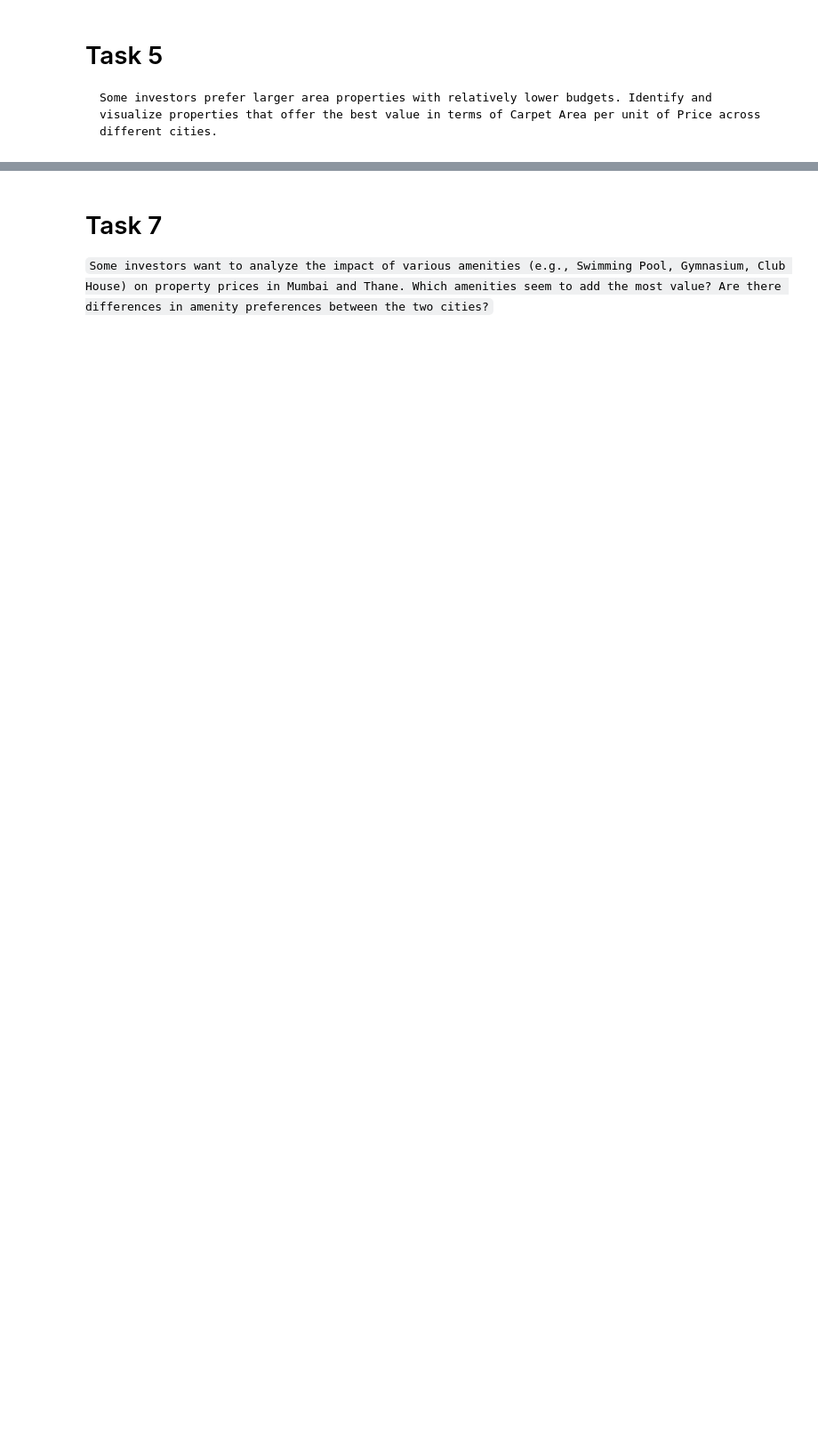
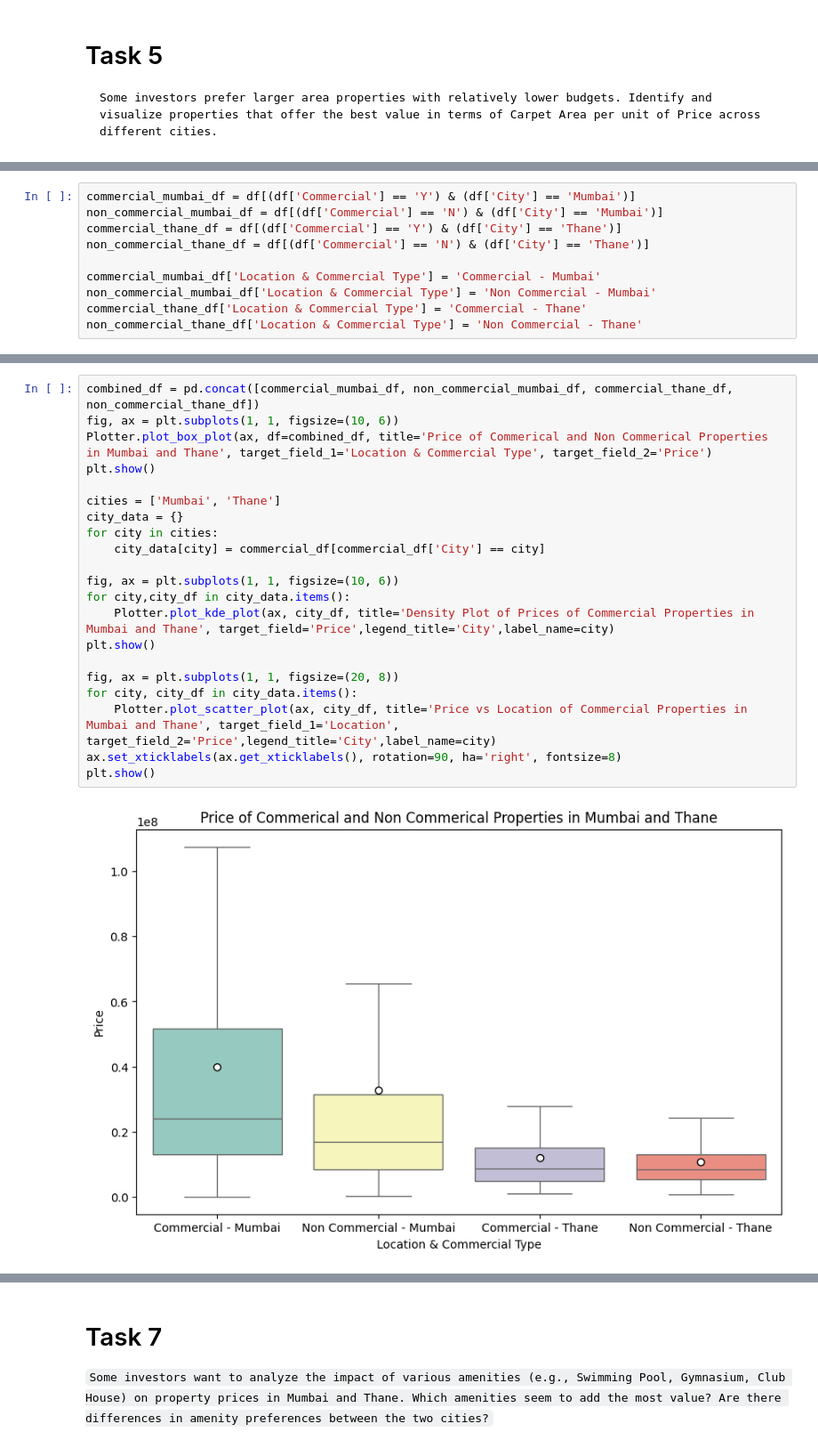
Before and after one commit to Data-Analytics-IIITH/Data-Visualization, a Jupyter notebook: assignment1_3.ipynb, the cells around one changed output, grey strips where cells are left out. Shown at 89% size. Drawn from its saved outputs; the diff is of its cells as text; blank space fills up the shorter version.

```diff
--- a/assignment1_3.ipynb
+++ b/assignment1_3.ipynb
@@ -537,0 +558,10 @@ plt.show()
+# %%
+commercial_mumbai_df = df[(df['Commercial'] == 'Y') & (df['City'] == 'Mumbai')]
+non_commercial_mumbai_df = df[(df['Commercial'] == 'N') & (df['City'] == 'Mumbai')]
+commercial_thane_df = df[(df['Commercial'] == 'Y') & (df['City'] == 'Thane')]
+non_commercial_thane_df = df[(df['Commercial'] == 'N') & (df['City'] == 'Thane')]
+
+commercial_mumbai_df['Location & Commercial Type'] = 'Commercial - Mumbai'
+non_commercial_mumbai_df['Location & Commercial Type'] = 'Non Commercial - Mumbai'
+commercial_thane_df['Location & Commercial Type'] = 'Commercial - Thane'
+non_commercial_thane_df['Location & Commercial Type'] = 'Non Commercial - Thane'
@@ -537,0 +584,23 @@ plt.show()
+# %%
+combined_df = pd.concat([commercial_mumbai_df, non_commercial_mumbai_df, commercial_thane_df, non_commercial_thane_df])
+fig, ax = plt.subplots(1, 1, figsize=(10, 6))
+Plotter.plot_box_plot(ax, df=combined_df, title='Price of Commerical and Non Commerical Properties in Mumbai and Thane', target_field_1='Location & Commercial Type', target_field_2='Price')
+plt.show()
+
+cities = ['Mumbai', 'Thane']
+city_data = {}
+for city in cities:
+    city_data[city] = commercial_df[commercial_df['City'] == city]
+
+fig, ax = plt.subplots(1, 1, figsize=(10, 6))
+for city,city_df in city_data.items():
+    Plotter.plot_kde_plot(ax, city_df, title='Density Plot of Prices of Commercial Properties in Mumbai and Thane', target_field='Price',legend_title='City',label_name=city)
+plt.show()
+
+fig, ax = plt.subplots(1, 1, figsize=(20, 8))
+for city, city_df in city_data.items():
+    Plotter.plot_scatter_plot(ax, city_df, title='Price vs Location of Commercial Properties in Mumbai and Thane', target_field_1='Location', target_field_2='Price',legend_title='City',label_name=city)
+ax.set_xticklabels(ax.get_xticklabels(), rotation=90, ha='right', fontsize=8)
+plt.show()
+# %% [output]
+[figure, added]
```
Also changed, not shown: parts of 8 cells of this notebook.
